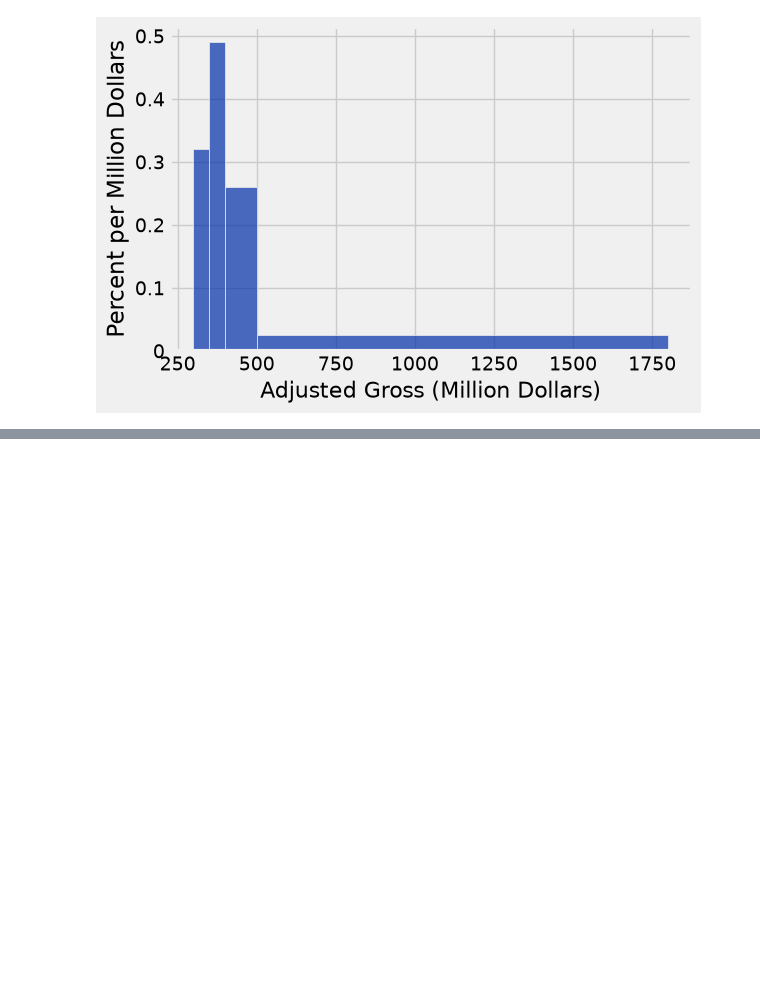
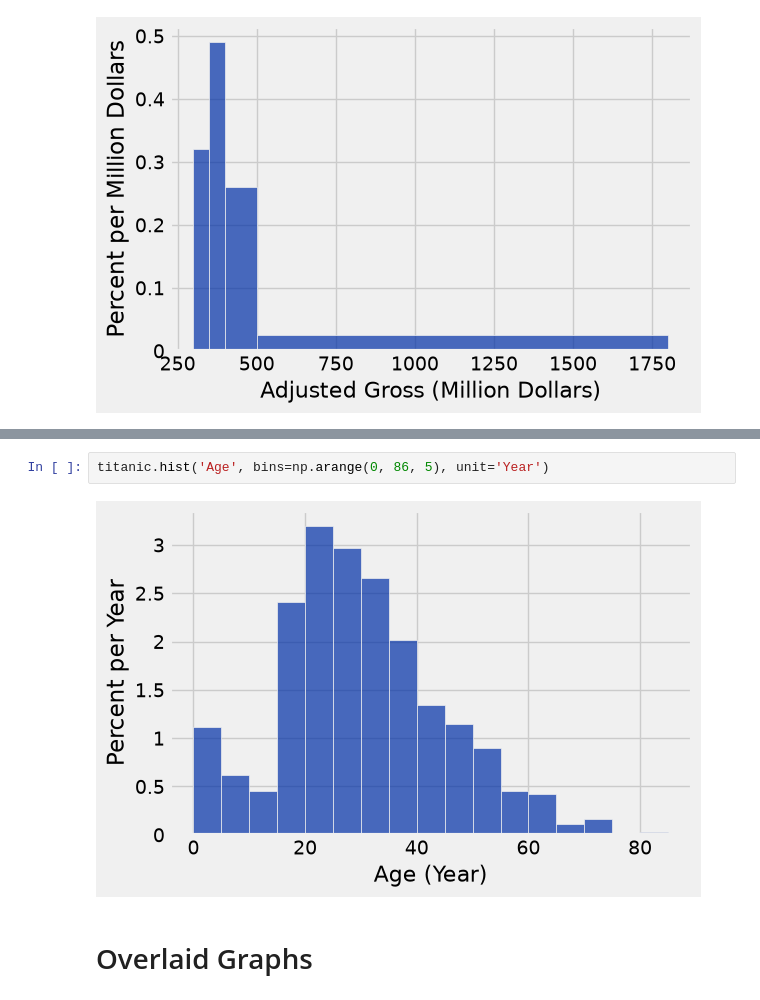
Before and after one commit to lawtonsclass/f26-code-from-class, a Jupyter notebook: data8/ch07.ipynb, the cells around one changed output, grey strips where cells are left out. Saved outputs shown, nothing was run; the diff lists cells and outputs as text; blank space fills up the shorter version.

```diff
--- a/data8/ch07.ipynb
+++ b/data8/ch07.ipynb
@@ -480,0 +517,6 @@ millions.hist('Adjusted Gross', bins=uneven, unit="Million Dollars")
+# %%
+titanic.hist('Age', bins=np.arange(0, 86, 5), unit='Year')
+# %% [output]
+[figure, added]
+# %% [markdown]
+# Overlaid Graphs
```
Also changed, not shown: parts of 20 cells of this notebook.
